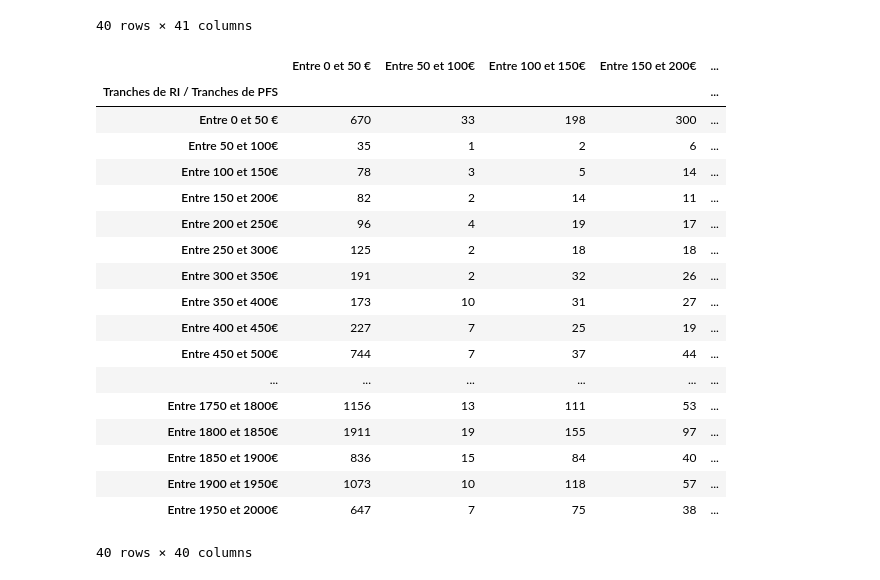
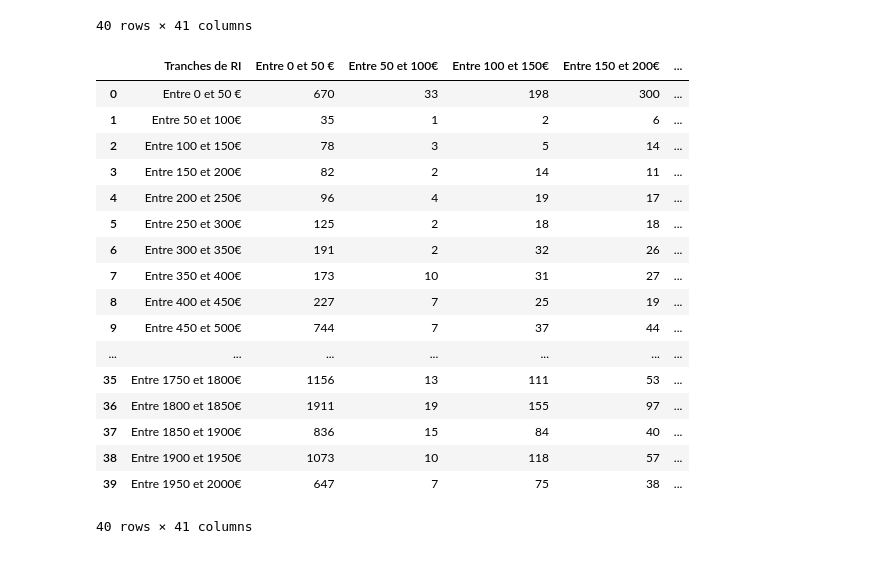
Before and after one commit to cmllbll/Social-Housing-in-France, a Jupyter notebook: html.ipynb, the cells around one changed output. Saved outputs shown, nothing was run; the diff lists cells and outputs as text; code cells hidden in the pictures.

```diff
--- a/html.ipynb
+++ b/html.ipynb
@@ -25,28 +25,31 @@ df
 | 38 | Entre 1900 et 1950€ | 1073 | 10 | 118 | 57 | ... |
 | 39 | Entre 1950 et 2000€ | 647 | 7 | 75 | 38 | ... |
 40 rows × 41 columns
+# %%
+df.rename(columns={'Tranches de RI / Tranches de PFS ': 'Tranches de RI'}, inplace=True)
+# %%
+df
+# %% [output]
+|  | Tranches de RI | Entre 0 et 50 € | Entre 50 et 100€ | Entre 100 et 150€ | Entre 150 et 200€ | ... |
+| 0 | Entre 0 et 50 € | 670 | 33 | 198 | 300 | ... |
+| 1 | Entre 50 et 100€ | 35 | 1 | 2 | 6 | ... |
+| 2 | Entre 100 et 150€ | 78 | 3 | 5 | 14 | ... |
+| 3 | Entre 150 et 200€ | 82 | 2 | 14 | 11 | ... |
+| 4 | Entre 200 et 250€ | 96 | 4 | 19 | 17 | ... |
+| 5 | Entre 250 et 300€ | 125 | 2 | 18 | 18 | ... |
+| 6 | Entre 300 et 350€ | 191 | 2 | 32 | 26 | ... |
+| 7 | Entre 350 et 400€ | 173 | 10 | 31 | 27 | ... |
+| 8 | Entre 400 et 450€ | 227 | 7 | 25 | 19 | ... |
+| 9 | Entre 450 et 500€ | 744 | 7 | 37 | 44 | ... |
+| ... | ... | ... | ... | ... | ... | ... |
+| 35 | Entre 1750 et 1800€ | 1156 | 13 | 111 | 53 | ... |
+| 36 | Entre 1800 et 1850€ | 1911 | 19 | 155 | 97 | ... |
+| 37 | Entre 1850 et 1900€ | 836 | 15 | 84 | 40 | ... |
+| 38 | Entre 1900 et 1950€ | 1073 | 10 | 118 | 57 | ... |
+| 39 | Entre 1950 et 2000€ | 647 | 7 | 75 | 38 | ... |
+40 rows × 41 columns
 # %%
 df.set_index('Tranches de RI / Tranches de PFS ', inplace = True)
 # %%
 df
-# %% [output]
-|  | Entre 0 et 50 € | Entre 50 et 100€ | Entre 100 et 150€ | Entre 150 et 200€ | ... |
-| Tranches de RI / Tranches de PFS |  |  |  |  | ... |
-| Entre 0 et 50 € | 670 | 33 | 198 | 300 | ... |
-| Entre 50 et 100€ | 35 | 1 | 2 | 6 | ... |
-| Entre 100 et 150€ | 78 | 3 | 5 | 14 | ... |
-| Entre 150 et 200€ | 82 | 2 | 14 | 11 | ... |
-| Entre 200 et 250€ | 96 | 4 | 19 | 17 | ... |
-| Entre 250 et 300€ | 125 | 2 | 18 | 18 | ... |
-| Entre 300 et 350€ | 191 | 2 | 32 | 26 | ... |
-| Entre 350 et 400€ | 173 | 10 | 31 | 27 | ... |
-| Entre 400 et 450€ | 227 | 7 | 25 | 19 | ... |
-| Entre 450 et 500€ | 744 | 7 | 37 | 44 | ... |
-| ... | ... | ... | ... | ... | ... |
-| Entre 1750 et 1800€ | 1156 | 13 | 111 | 53 | ... |
-| Entre 1800 et 1850€ | 1911 | 19 | 155 | 97 | ... |
-| Entre 1850 et 1900€ | 836 | 15 | 84 | 40 | ... |
-| Entre 1900 et 1950€ | 1073 | 10 | 118 | 57 | ... |
-| Entre 1950 et 2000€ | 647 | 7 | 75 | 38 | ... |
-40 rows × 40 columns
 # %%
```
Also changed, not shown: parts of 5 cells of this notebook.
